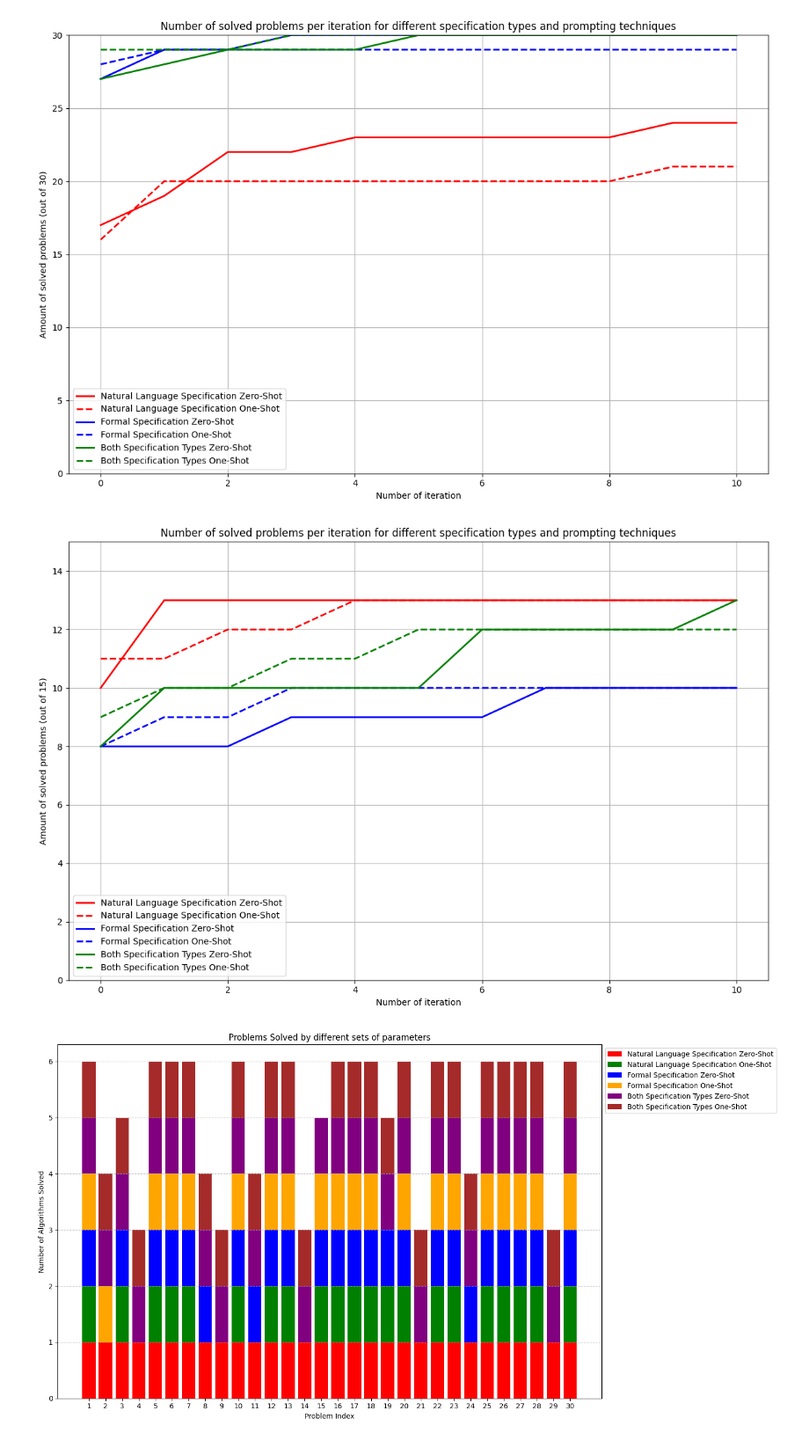
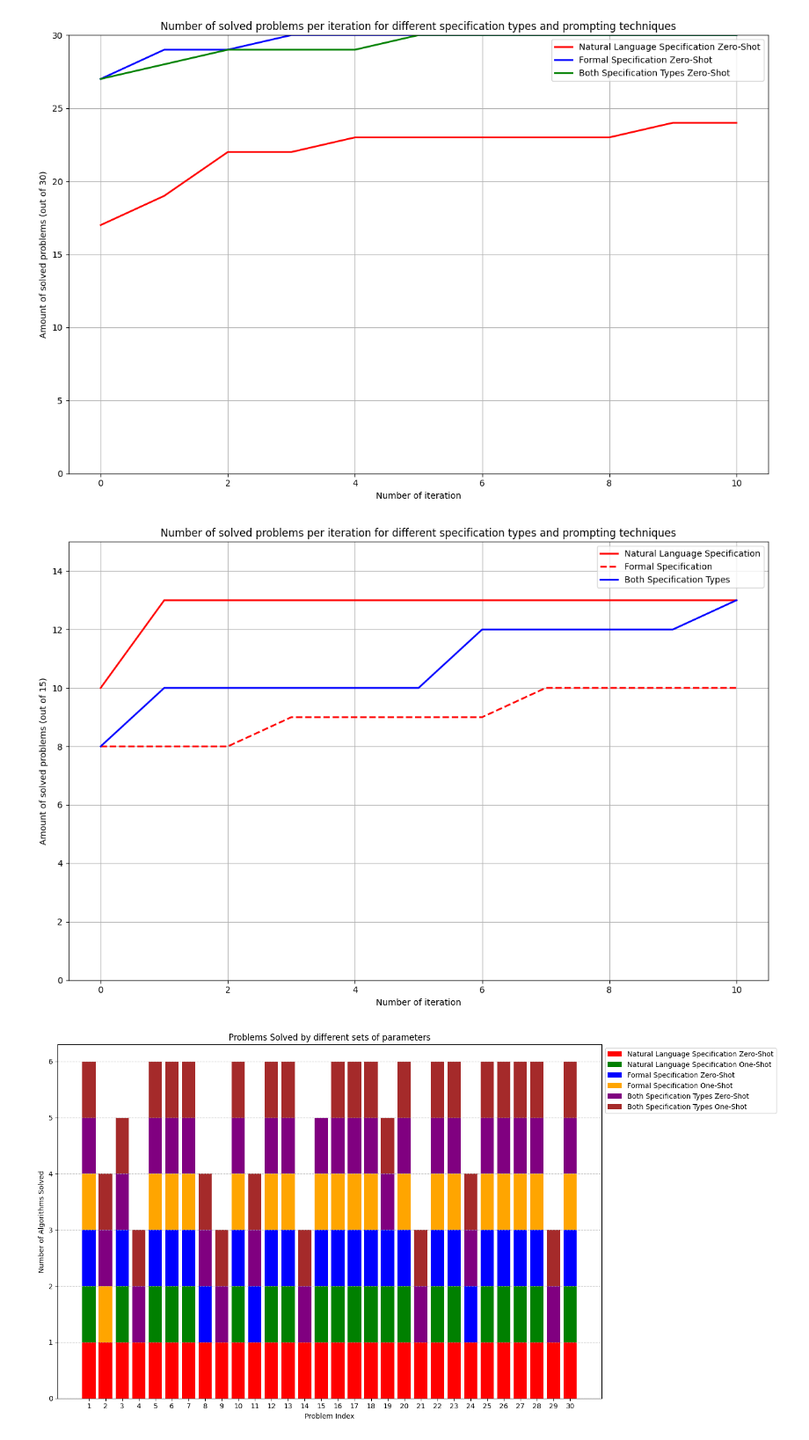
Before and after one commit to ASSERT-KTH/Vecogen, a Jupyter notebook: python_modules/graphs.ipynb, the cells around one changed output. Shown at 88% size. Saved outputs shown, nothing was run; the diff lists cells and outputs as text; code cells hidden in the pictures.

```diff
--- a/python_modules/graphs.ipynb
+++ b/python_modules/graphs.ipynb
@@ -149,12 +213,9 @@ import matplotlib.pyplot as plt
 import numpy as np
 # Data
 data = {
-    'pass after first completion, zero-shot': [4, 3, 5],
-    'pass after first completion, one-shot': [5, 2, 4],
-    'pass after initial completions, zero-shot': [10, 8, 8],
-    'pass after initial completions, one-shot': [11, 8, 9],
-    'after iterations, zero-shot': [13, 10, 13],
-    'after iterations, one-shot': [13, 10, 12]
+    'pass after first completion': [4, 3, 5],
+    'pass after initial completions': [10, 8, 8],
+    'after iterations': [13, 10, 13],
 }
 
 index = [
@@ -189,7 +250,7 @@ for i in range(len(data_transposed)):
     if i % 2 == 1:
         shift = 0
     else:
-        shift = 0.02  # Adjust the space between every second bar here
+        shift = 0  # Adjust the space between every second bar here
 
     bars = ax.bar(x + i*width + shift_so_far + shift, data_transposed[i], width, label=f'Stage {i+1}', edgecolor='black', color=colors[i])
     for bar in bars:
@@ -220,25 +281,19 @@ import matplotlib.pyplot as plt
 # Data
 spec_types = [
     "Natural Language Specification Zero-Shot",
-    "Natural Language Specification One-Shot",
     "Formal Specification Zero-Shot",
-    "Formal Specification One-Shot",
     "Both Specification Types Zero-Shot",
-    "Both Specification Types One-Shot"
 ]
 
 data = {
     "Natural Language Specification Zero-Shot": [17, 19, 22, 22, 23, 23, 23, 23, 23, 24, 24],
-    "Natural Language Specification One-Shot": [16,	20,	20,	20,	20,	20,	20,	20,	20,	21,	21],
     "Formal Specification Zero-Shot": [27, 29, 29, 30, 30, 30, 30, 30, 30, 30, 30],
-    "Formal Specification One-Shot": [28, 29, 29, 29, 29, 29, 29, 29, 29, 29, 29],
     "Both Specification Types Zero-Shot": [27, 28, 29, 29, 29, 30, 30, 30, 30, 30, 30],
-    "Both Specification Types One-Shot": [29, 29, 29, 30, 30, 30, 30, 30, 30, 30, 30]
 }
 
-line_styles = ['-', '--', '-', '--', '-', '--']
-markers = ['', '', '', '', '', '']
-colors = ['red', 'red', 'blue', 'blue', 'green', 'green']
+line_styles = ['-', '-', '-']
+markers = ['', '', '']
+colors = ['red', 'blue', 'green']
 
 # Number of completions (assuming the range is from 1 to 11)
 completions = range(0, 11)
@@ -264,27 +319,21 @@ plt.show()
 
 fig.savefig('../figures/line_plot_iteration_solution_tied.png')
 # %% [output]
-[figure, old version]
+[figure, new version]
 # %%
 import matplotlib.pyplot as plt
 
 # Data
 spec_types = [
-    "Natural Language Specification Zero-Shot",
-    "Natural Language Specification One-Shot",
-    "Formal Specification Zero-Shot",
-    "Formal Specification One-Shot",
-    "Both Specification Types Zero-Shot",
-    "Both Specification Types One-Shot"
+    "Natural Language Specification",
+    "Formal Specification",
+    "Both Specification Types"
 ]
 
 data = {
-    "Natural Language Specification Zero-Shot": [10, 13, 13, 13, 13, 13, 13, 13, 13, 13, 13],
-    "Natural Language Specification One-Shot": [11, 11, 12, 12, 13, 13, 13, 13, 13, 13, 13],
-    "Formal Specification Zero-Shot": [8, 8, 8, 9, 9, 9, 9, 10, 10, 10, 10],
-    "Formal Specification One-Shot": [8, 9, 9, 10, 10, 10, 10, 10, 10, 10, 10],
-    "Both Specification Types Zero-Shot": [8, 10, 10, 10, 10, 10, 12, 12, 12, 12, 13],
-    "Both Specification Types One-Shot": [9, 10, 10, 11, 11, 12, 12, 12, 12, 12, 12]
+    "Natural Language Specification": [10, 13, 13, 13, 13, 13, 13, 13, 13, 13, 13],
+    "Formal Specification": [8, 8, 8, 9, 9, 9, 9, 10, 10, 10, 10],
+    "Both Specification Types": [8, 10, 10, 10, 10, 10, 12, 12, 12, 12, 13],
 }
 
 
@@ -292,34 +341,34 @@ data = {
 line_styles = ['-', '--', '-', '--', '-', '--']
 markers = ['', '', '', '', '', '']
 colors = ['red', 'red', 'blue', 'blue', 'green', 'green']
 
 # Number of completions (assuming the range is from 1 to 11)
 completions = range(0, 11)
 
 # Plotting
 fig, ax = plt.subplots(figsize=(12, 8))
 
 for i, spec_type in enumerate(spec_types):
     ax.plot(completions, data[spec_type], label=spec_type, linestyle=line_styles[i], marker=markers[i], color=colors[i], linewidth=2)
 
 
 # Adding labels and title
 ax.set_xlabel('Number of iteration')
 ax.set_ylabel('Amount of solved problems (out of 15)')
 ax.set_title('Number of solved problems per iteration for different specification types and prompting techniques')
 ax.legend()
 ax.grid(True)
 
 # set the y axis to 15 max
 ax.set_ylim(0, 15)
 
 # Show the plot
 plt.tight_layout()
 plt.show()
 
 fig.savefig('../figures/line_plot_iteration_descriptive.png')
 # %% [output]
-[figure, old version]
+[figure, new version]
 # %%
 # Data
 data = {
```
Also changed, not shown: parts of 4 cells of this notebook.
